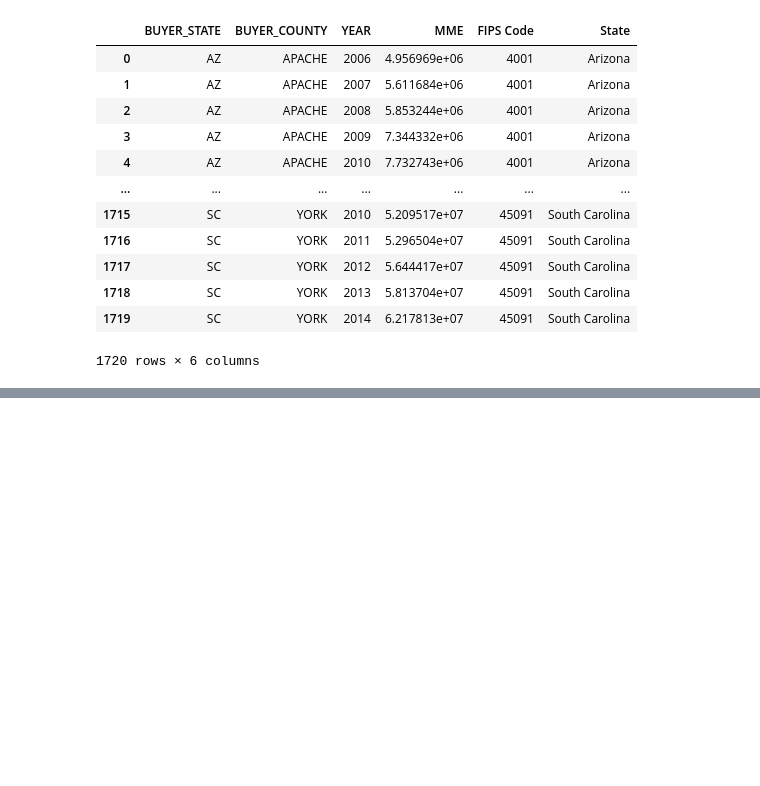
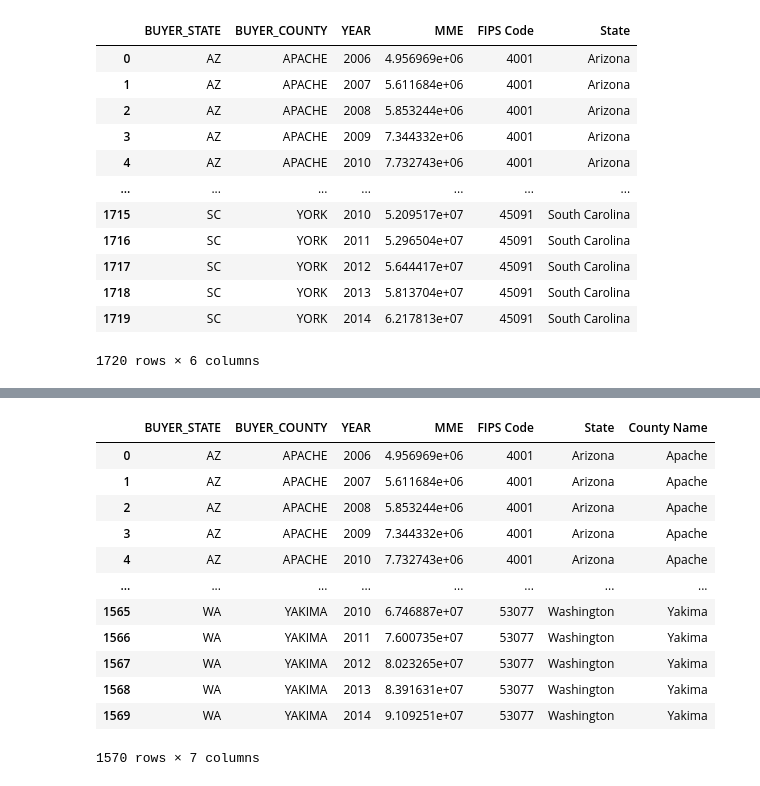
Before and after one commit to YZhu0225/Estimating-the-Impact-of-Opioid-Control-Policies, a Jupyter notebook: 10_code/merge_shipment.ipynb, the cells around one changed output, grey strips where cells are left out. Cells and saved outputs as stored; diff of their text form; code cells hidden in the pictures; blank space fills up the shorter version.

```diff
--- a/10_code/merge_shipment.ipynb
+++ b/10_code/merge_shipment.ipynb
@@ -47,8 +47,10 @@ fips_abv
 | 3141 | HOONAH ANGOON | AK | 2105 |
 | 3142 | PETERSBURG | AK | 2195 |
 3143 rows × 3 columns
+# %%
+fips = fips_abv.merge(fips_full, how = 'left', on=['FIPS Code'], validate="1:1")
 # %%
-fips = fips_abv.merge(fips_full, how = 'left', on=['FIPS Code'])
+
 fips.drop(columns=['County Name'],inplace=True)
 #NaN for AK
 fips.isna().sum()
@@ -160,0 +175,21 @@ fl_ship_pop = fl_ship_fips.merge(fl_df_pop, how='left', left_on=['State', 'BUYER
+# %%
+wa_path = '../20_intermediate_files/washington_shipment_cleaned.csv'
+wa_pop_path = '../20_intermediate_files/wa_shipment_pop.csv'
+# %%
+wa_df = pd.read_csv(wa_path)
+wa_ship_fips = wa_df.merge(fips, how="left", on=["BUYER_STATE", "BUYER_COUNTY"], validate="m:1")
+wa_ship_fips
+# %% [output]
+|  | BUYER_STATE | BUYER_COUNTY | YEAR | MME | FIPS Code | State | County Name |
+| 0 | AZ | APACHE | 2006 | 4.956969e+06 | 4001 | Arizona | Apache |
+| 1 | AZ | APACHE | 2007 | 5.611684e+06 | 4001 | Arizona | Apache |
+| 2 | AZ | APACHE | 2008 | 5.853244e+06 | 4001 | Arizona | Apache |
+| 3 | AZ | APACHE | 2009 | 7.344332e+06 | 4001 | Arizona | Apache |
+| 4 | AZ | APACHE | 2010 | 7.732743e+06 | 4001 | Arizona | Apache |
+| ... | ... | ... | ... | ... | ... | ... | ... |
+| 1565 | WA | YAKIMA | 2010 | 6.746887e+07 | 53077 | Washington | Yakima |
+| 1566 | WA | YAKIMA | 2011 | 7.600735e+07 | 53077 | Washington | Yakima |
+| 1567 | WA | YAKIMA | 2012 | 8.023265e+07 | 53077 | Washington | Yakima |
+| 1568 | WA | YAKIMA | 2013 | 8.391631e+07 | 53077 | Washington | Yakima |
+| 1569 | WA | YAKIMA | 2014 | 9.109251e+07 | 53077 | Washington | Yakima |
+1570 rows × 7 columns
```
Also changed, not shown: parts of 11 cells of this notebook, 4 other files.
